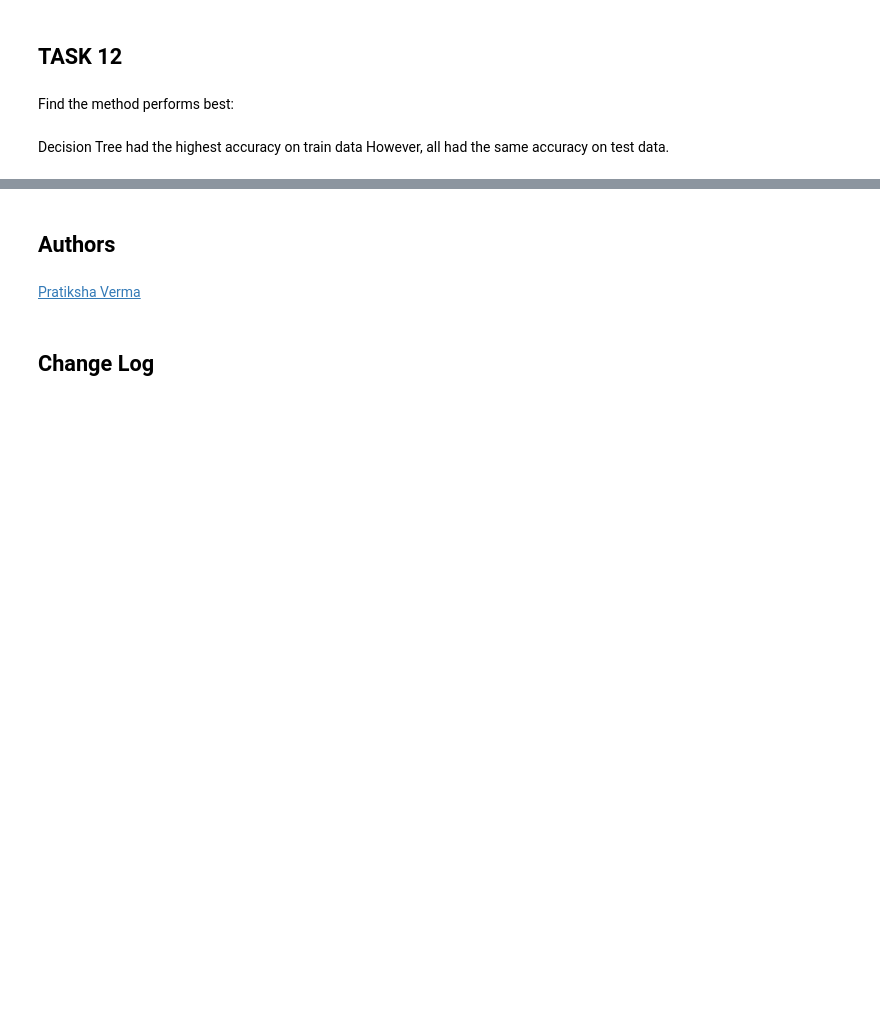
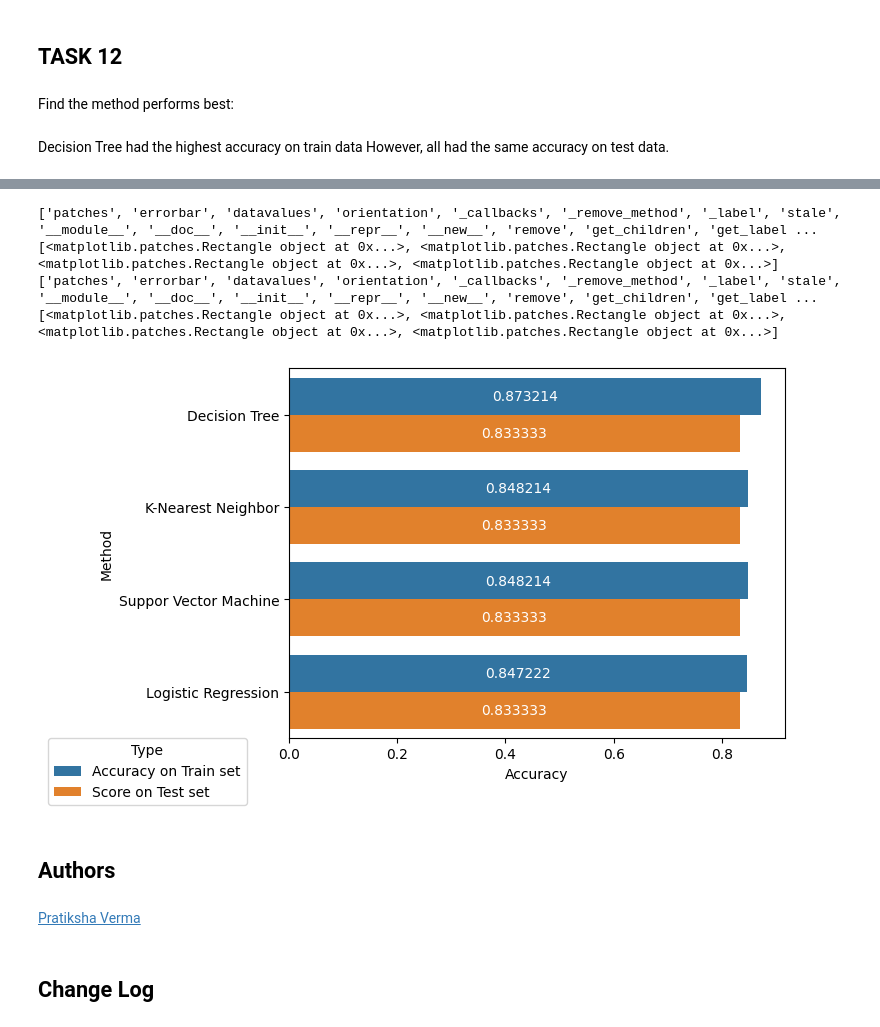
Before and after one commit to ylhoony/ibm-ds-course, a Jupyter notebook: 10_Applied_DS_Capstone/08_machine-learning-predictive-analysis.ipynb, the cells around one changed output, grey strips where cells are left out. Cells and saved outputs as stored; diff of their text form; code cells hidden in the pictures; blank space fills up the shorter version.

```diff
--- a/10_Applied_DS_Capstone/08_machine-learning-predictive-analysis.ipynb
+++ b/10_Applied_DS_Capstone/08_machine-learning-predictive-analysis.ipynb
@@ -355,3 +358,16 @@ Find the method performs best:
 # %% [markdown]
 Decision Tree had the highest accuracy on train data
 However, all had the same accuracy on test data.
+# %%
+accuracy_data = {
+  "Method": ["Logistic Regression", "Suppor Vector Machine", "Decision Tree", "K-Nearest Neighbor"],
+  "Accuracy on Train set": [logreg_cv.best_score_, svm_cv.best_score_, tree_cv.best_score_, knn_cv.best_score_],
+  "Score on Test set": [logreg_cv_score, svm_cv_score, tree_cv_score, knn_cv_score]
+}
+# %%
+df_accuracy = pd.DataFrame(accuracy_data)
+# %%
+df_accuracy_melt = pd.melt(df_accuracy, id_vars="Method", value_vars=["Accuracy on Train set", "Score on Test set"], var_name="Type", value_name="Rate")
+# %%
+df_accuracy_melt.sort_values(by=["Rate", "Method"], inplace=True, ascending=False)
+df_accuracy_melt
@@ -358,3 +384,21 @@ However, all had the same accuracy on test data.
+# %%
+ax = sns.barplot(data=df_accuracy_melt, y="Method", x="Rate", hue="Type", orient="h")
+sns.move_legend(ax, "lower left", bbox_to_anchor=(-0.5, -0.2))
+
+for container in ax.containers:
+    print(container.__dir__())
+    print(container.patches)
+    ax.bar_label(container, label_type='center', color='white')
+
+# plt.xticks(rotation=45)
+plt.xlabel('Accuracy')
+plt.show()
+# %% [output]
+['patches', 'errorbar', 'datavalues', 'orientation', '_callbacks', '_remove_method', '_label', 'stale', '__module__', '__doc__', '__init__', '__repr__', '__new__', 'remove', 'get_children', 'get_label ...
+[<matplotlib.patches.Rectangle object at 0x...>, <matplotlib.patches.Rectangle object at 0x...>, <matplotlib.patches.Rectangle object at 0x...>, <matplotlib.patches.Rectangle object at 0x...>]
+['patches', 'errorbar', 'datavalues', 'orientation', '_callbacks', '_remove_method', '_label', 'stale', '__module__', '__doc__', '__init__', '__repr__', '__new__', 'remove', 'get_children', 'get_label ...
+[<matplotlib.patches.Rectangle object at 0x...>, <matplotlib.patches.Rectangle object at 0x...>, <matplotlib.patches.Rectangle object at 0x...>, <matplotlib.patches.Rectangle object at 0x...>]
+[figure, added]
 # %% [markdown]
 ## Authors
 # %% [markdown]
```
Also changed, not shown: parts of 8 cells of this notebook, 9 other files.
